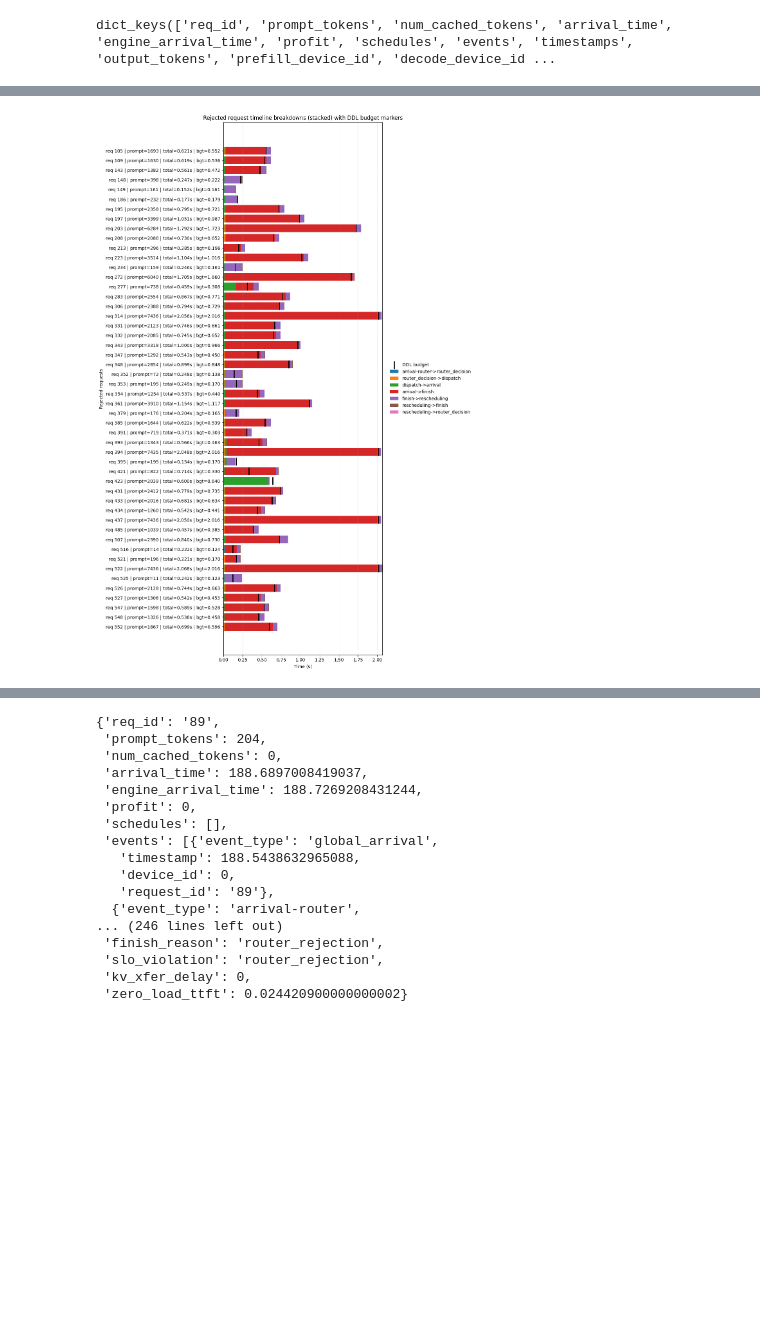
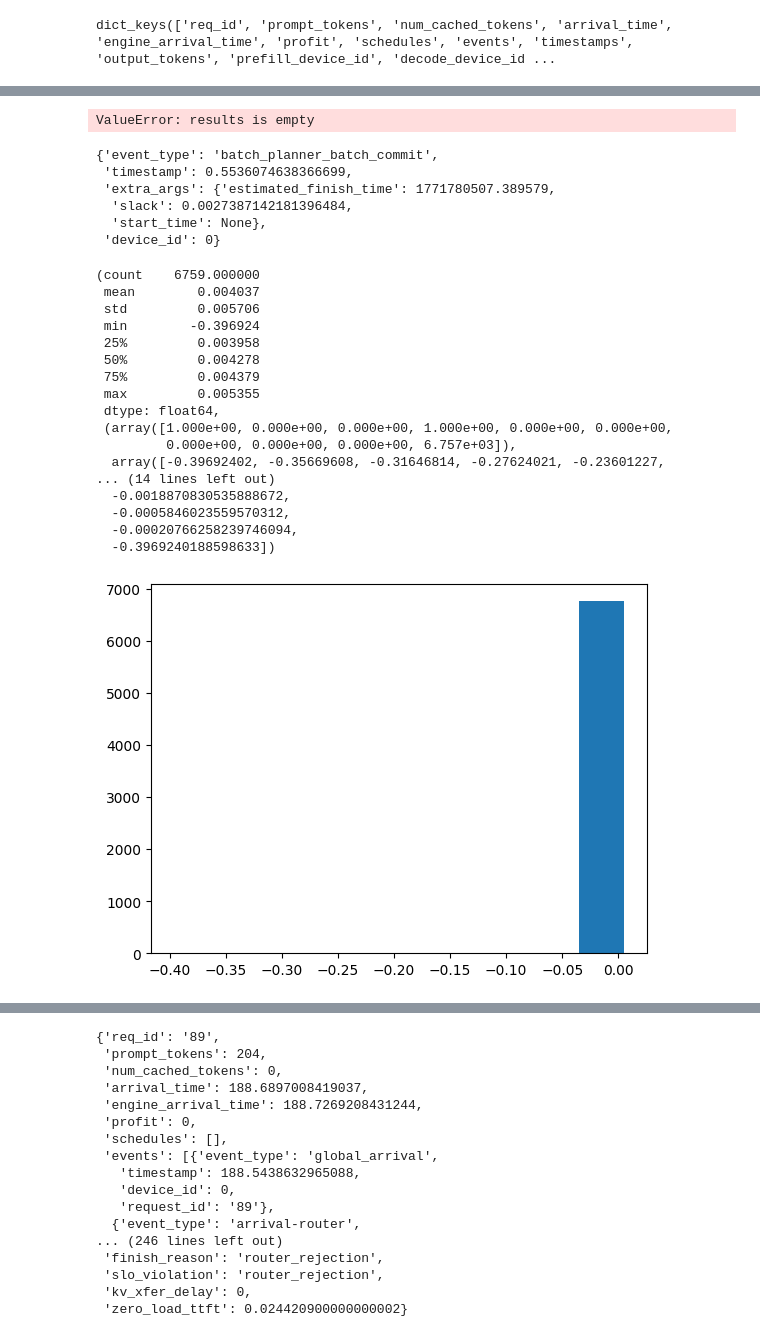
Before and after one commit to gulang2019/SLOServe, a Jupyter notebook: analysis.ipynb, the cells around one changed output, grey strips where cells are left out. Cells and saved outputs as stored; diff of their text form; code cells hidden in the pictures; blank space fills up the shorter version.

```diff
--- a/analysis.ipynb
+++ b/analysis.ipynb
@@ -171,0 +240,6 @@ results[0]
+# %%
+batches = {(x['batch_id'], x['device_id']): x for x in data if x['event_type'] == 'batch'}
+bid2batch_start_time = {}
+for b in batches.values():
+    bid2batch_start_time[(b['batch_id'], b['device_id'])] =  (b['timestamp'] - b['elapsed'])
+batches[0], bid2batch_start_time[(1,0)]
@@ -199,6 +330,7 @@ def plot_reject_breakdowns(results, max_reqs=None, sort_by="ddl", title=None):
     cat_set = set()
     for req_id, ddl_budget, prompt_tokens, breakdown in results:
         for label, gap, _ in breakdown:
+            label = label.replace('_mux', 'mux')
             if label not in cat_set:
                 cat_set.add(label)
                 categories.append(label)
@@ -210,13 +342,16 @@ def plot_reject_breakdowns(results, max_reqs=None, sort_by="ddl", title=None):
     totals = []
     req_ids = []
 
+    print('categories', categories)
 
     for req_id, ddl_budget, prompt_tokens, breakdown in results:
         row = {c: 0.0 for c in categories}
         total = 0.0
         for label, gap, _ in breakdown:
+            label = label.replace('_mux', 'mux')
             row[label] += float(gap)
             total += float(gap)
+        print('req_id', req_id, row)
         durations.append([row[c] for c in categories])
         ddl_budgets.append(float(ddl_budget))
         prompts.append(int(prompt_tokens))
@@ -266,4 +401,4 @@ def plot_reject_breakdowns(results, max_reqs=None, sort_by="ddl", title=None):
 fig, ax = plot_reject_breakdowns(results, max_reqs=50, sort_by="ddl")
 plt.show()
 # %% [output]
-[figure, removed]
+ValueError: results is empty
@@ -270,3 +408,35 @@ plt.show()
+# %%
+batch_planners = [e for e in data if e['event_type'] ==  "batch_planner_batch_commit"]
+batch_planners[0]
+# %% [output]
+{'event_type': 'batch_planner_batch_commit',
+ 'timestamp': 0.5536074638366699,
+ 'extra_args': {'estimated_finish_time': 1771780507.389579,
+  'slack': 0.0027387142181396484,
+  'start_time': None},
+ 'device_id': 0}
+# %%
+slacks = [e['extra_args']['slack'] for e in batch_planners]
+pd.Series(slacks).describe(), plt.hist(slacks), len(slacks), sum(x>=0 for x in slacks), [x for x in slacks if x < 0]
+# %% [output]
+(count    6759.000000
+ mean        0.004037
+ std         0.005706
+ min        -0.396924
+ 25%         0.003958
+ 50%         0.004278
+ 75%         0.004379
+ max         0.005355
+ dtype: float64,
+ (array([1.000e+00, 0.000e+00, 0.000e+00, 1.000e+00, 0.000e+00, 0.000e+00,
+         0.000e+00, 0.000e+00, 0.000e+00, 6.757e+03]),
+  array([-0.39692402, -0.35669608, -0.31646814, -0.27624021, -0.23601227,
+... (14 lines left out)
+  -0.0018870830535888672,
+  -0.0005846023559570312,
+  -0.00020766258239746094,
+  -0.3969240188598633])
+[figure, added]
 # %%
 attained_lens = [len(x) for x in slo_attained_to_arrive_finish_pairs.values()]
 violated_lens = [len(x) for x in slo_violated_to_arrive_finish_pairs.values()]
```
Also changed, not shown: parts of 27 cells of this notebook.
